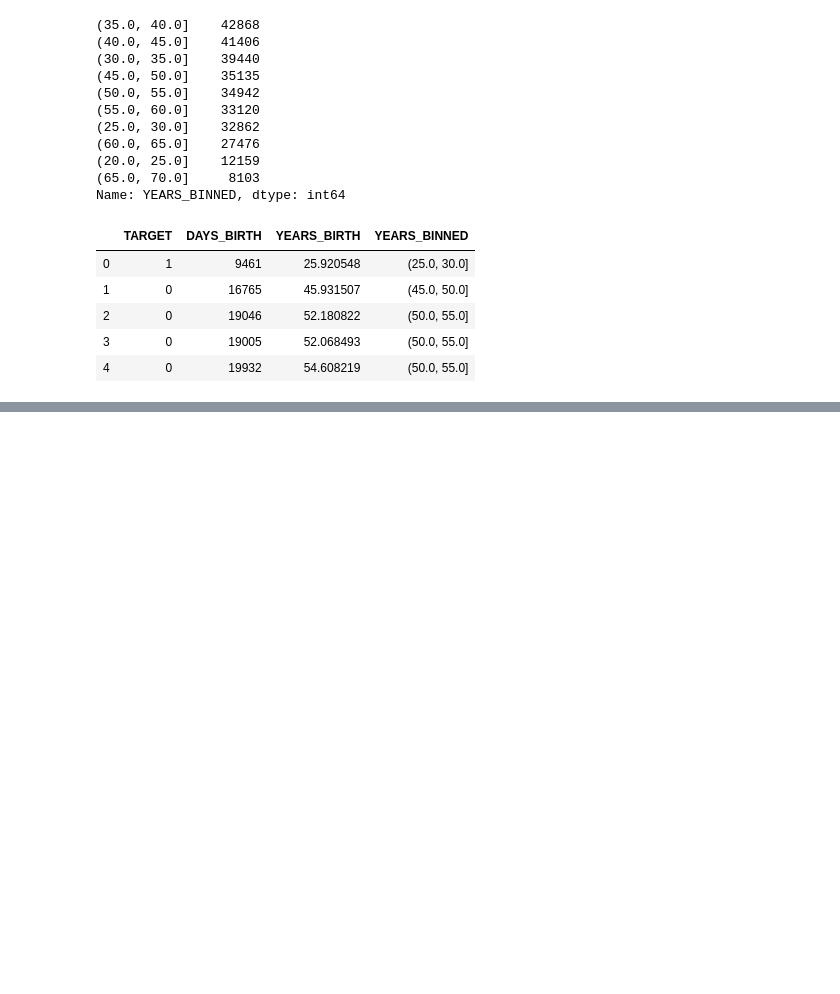
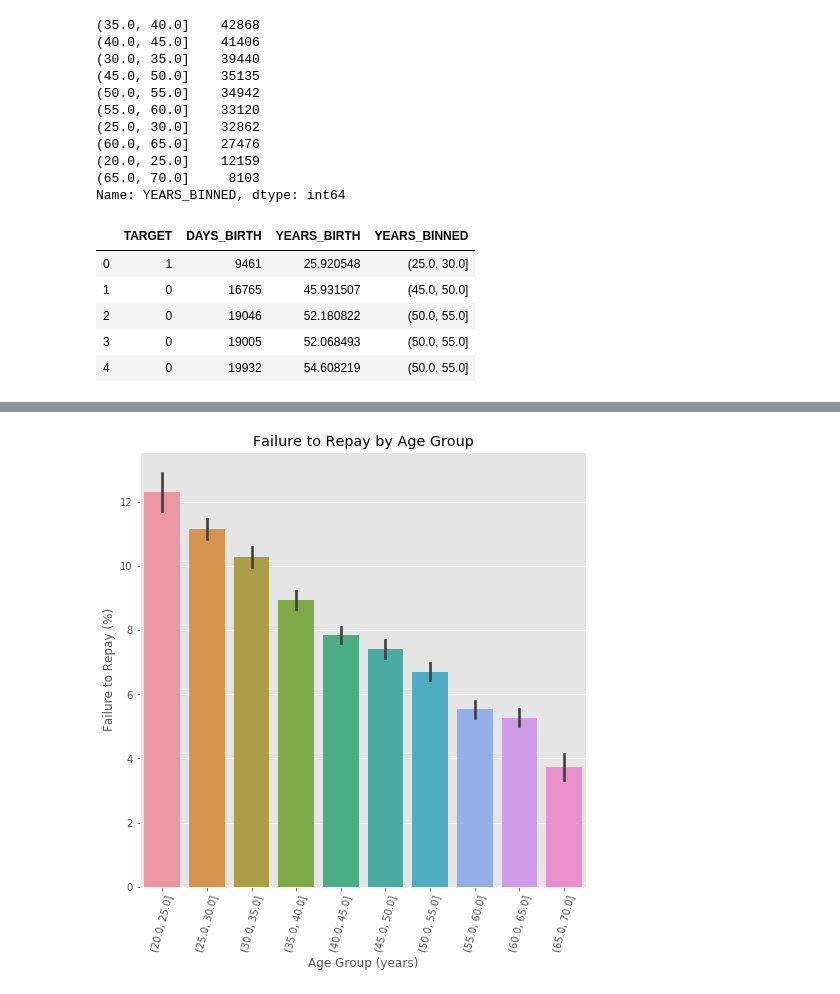
Before and after one commit to brucejychen/4th-ML100Days, a Jupyter notebook: homework/Day_016_HW.ipynb, the cells around one changed output, grey strips where cells are left out. Cells and saved outputs as stored; diff of their text form; code cells hidden in the pictures; blank space fills up the shorter version.

```diff
--- a/homework/Day_016_HW.ipynb
+++ b/homework/Day_016_HW.ipynb
@@ -105,14 +124,16 @@ age_groups
 # %%
 plt.figure(figsize = (8, 8))
 
 # 以年齡區間為 x, target 為 y 繪製 barplot
 """
 Your Code Here
 """
-px =
-py =
+px = age_data['YEARS_BINNED']
+py = 100*age_data['TARGET']
 sns.barplot(px, py)
 
 # Plot labeling
 plt.xticks(rotation = 75); plt.xlabel('Age Group (years)'); plt.ylabel('Failure to Repay (%)')
 plt.title('Failure to Repay by Age Group');
+# %% [output]
+[figure, added]
```
Also changed, not shown: parts of 2 cells of this notebook.
